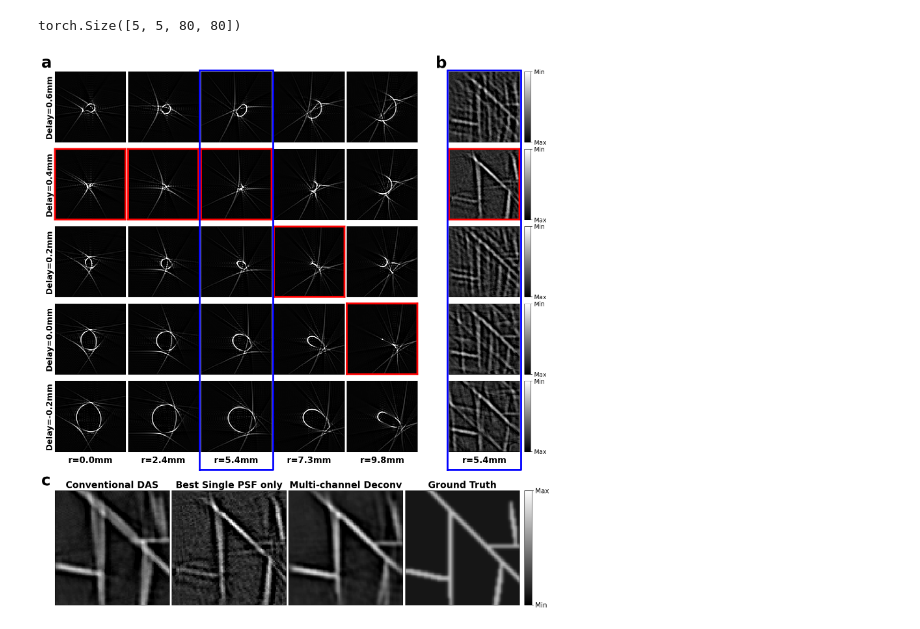
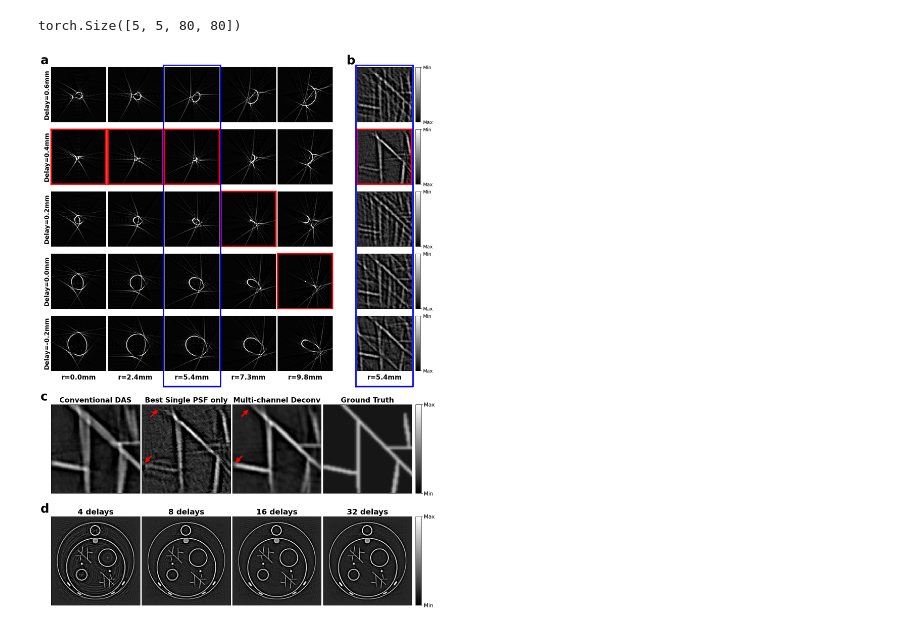
Before and after one commit to Lukeli0425/Coord-SoS-PACT, a Jupyter notebook: figures/figure_refocusing.ipynb, the cells around one changed output. Saved outputs shown, nothing was run; the diff lists cells and outputs as text; code cells hidden in the pictures.

```diff
--- a/figures/figure_refocusing.ipynb
+++ b/figures/figure_refocusing.ipynb
@@ -23,7 +23,7 @@ from utils.visualization import *
 device = torch.device('cuda' if torch.cuda.is_available() else 'cpu')
 
 data_path = '../data/'
-results_path = '../results/'
+RESULTS_DIR = '../results_new/numerical/'
 # %% [markdown]
 ### Load data
 # %%
@@ -86,7 +86,7 @@ rec_das = rec_das[20*i:20*i+80, 20*j:20*j+80]
 # %% [markdown]
 ### Single Body
 # %%
-Wavefront_SOS = Wavefront_SOS(R, v0, x_vec, y_vec, n_points=180)
+Wavefront_SOS = Wavefront_SOS(R, v0, x_vec, y_vec, n_thetas=180)
 Wavefront_SOS.cuda()
 Wavefront_SOS.eval()
 
@@ -147,13 +147,15 @@ psfs_show, tfs_show = torch.stack(psfs_show, dim=0), torch.stack(tfs_show, dim=0
 psfs_show.shape
 # %% [output]
 torch.Size([5, 5, 80, 80])
+# %%
+best_ids = [3,3,3,2,1]
+n_delays_list = [4, 8, 16, 32]
 # %%
-best_ids = [3,3,3,2,1]
-
-fig, main_ax = plt.subplots(figsize=(19., 21.5))
-gs = GridSpec(35, 33)
+fig, main_ax = plt.subplots(figsize=(19., 28))
+gs = GridSpec(44, 33)
 norm_IP = Normalize(vmax=5, vmin=-1)
 norm_psf = Normalize(vmin=-1e-3, vmax=0.05)
+# Panel a: PSF stacks at different locations.
 for i, r_i in enumerate(rs):
     for j, delay in enumerate(delays_show):
         ax = plt.subplot(gs[20-5*j:25-5*j,5*i:5*(i+1)])
@@ -177,7 +179,7 @@ for i, r_i in enumerate(rs):
                 ax.spines[loc].set_color('red')
                 ax.spines[loc].set_linewidth(4)
 
-
+# Panel b: comparing different delays in single-channel deconvolution.
 for j, delay in enumerate(delays_show):
     ax = plt.subplot(gs[5*(4-j):5*(5-j),27:32])
     plt.xticks([])
@@ -187,43 +189,61 @@ for j, delay in enumerate(delays_show):
         ax.set_title('r={:.1f}mm'.format(rs[2]*1e3), fontsize=19, fontweight='bold', y=-0.2)
     elif j == 4:
         plt.title('b', loc='center', x=-0.11, y=1.02, fontsize=35, fontweight='bold', color='black')
     elif j == best_ids[2]:
         for loc in ['bottom', 'top', 'left', 'right']:
             ax.spines[loc].set_color('red')
             ax.spines[loc].set_linewidth(4)
 
     cax = fig.add_axes([ax.get_position().x1+0.008, ax.get_position().y0, 0.01, ax.get_position().height])
     cb = plt.colorbar(cax=cax, norm=norm_IP)
     cb.set_ticks([5, -1])
     cb.set_ticklabels(['Min', 'Max'], fontsize=13.5)
 
+main_ax.set_zorder(20)
+main_ax.axis('off')
+main_ax.set_xlim(0, 33)
+main_ax.set_ylim(0, 44)
+y1, y2 = 18, 43.95
+x1, x2 = 9.97, 15.02
+x3, x4 = 27.04, 32.11
+main_ax.plot([x1, x1, x2, x2, x1], [y1, y2, y2, y1, y1], color='blue', linewidth=4.)
+main_ax.plot([x3, x3, x4, x4, x3], [y1, y2, y2, y1, y1], color='blue', linewidth=4.)
+
+# Panel c: comparing single/multi-channel deconvolution on an image patch.
 for j, (img, title) in enumerate(zip([rec_das, recs[best_ids[2]], rec_combined, gt], ['Conventional DAS', 'Best Single PSF only', 'Multi-channel Deconv', 'Ground Truth'])):
     ax = plt.subplot(gs[27:35,8*j:8*(j+1)])
     plt.xticks([])
     plt.yticks([])
     plt.imshow(img, cmap='gray', norm=norm_IP)
     plt.title(title, fontsize=20.3, fontweight='bold')
     if j == 0:
         plt.title('c', loc='left', x=-0.12, y=1.02, fontsize=35, fontweight='bold', color='black')
-    # elif j == 1:
-    #     plt.arrow(8, 10, 3, -3, color='red', linewidth=3.5, head_width=3, head_length=3)
-    #     plt.arrow(8, 46, -3, 3, color='red', linewidth=3.5, head_width=3, head_length=3)
+    elif j in [1,2]:
+        plt.arrow(8, 10, 3, -3, color='red', linewidth=3.5, head_width=3, head_length=3)
+        plt.arrow(8, 46, -3, 3, color='red', linewidth=3.5, head_width=3, head_length=3)
     elif j == 3:
         cax = fig.add_axes([ax.get_position().x1+0.008, ax.get_position().y0, 0.012, ax.get_position().height])
         cb = plt.colorbar(cax=cax)
         cb.set_ticks([-1, 5])
         cb.set_ticklabels(['Min', 'Max'], fontsize=15)
 
-main_ax.set_zorder(20)
-main_ax.axis('off')
-main_ax.set_xlim(0, 33)
-main_ax.set_ylim(0, 35)
-y1, y2 = 9, 34.95
-x1, x2 = 9.97, 15.02
-x3, x4 = 27.04, 32.11
-main_ax.plot([x1, x1, x2, x2, x1], [y1, y2, y2, y1, y1], color='blue', linewidth=4.)
-main_ax.plot([x3, x3, x4, x4, x3], [y1, y2, y2, y1, y1], color='blue', linewidth=4.)
+# Panel d: comparing different number of delays in mutli-channel deconvolution.
+for j, (img, n_delays) in enumerate(zip([rec_das, recs[best_ids[2]], rec_combined, gt], n_delays_list)):
+    params = '{}delays_{}lyrs_{}fts_TV={:.1e}_lr={:.1e}_{}iters'.format(n_delays, 1, 64, 5e-5, 1e-4, 30)
+    IP_rec = standardize(load_mat(os.path.join(RESULTS_DIR, 'NF-APACT', params, 'IP_rec.mat')))
+    ax = plt.subplot(gs[36:44,8*j:8*(j+1)])
+    plt.xticks([])
+    plt.yticks([])
+    plt.imshow(IP_rec, cmap='gray', norm=norm_IP)
+    plt.title(f'{n_delays} delays', fontsize=22, fontweight='bold')
+    if j == 0:
+        plt.title('d', loc='left', x=-0.12, y=1.02, fontsize=35, fontweight='bold', color='black')
+    elif j == 3:
+        cax = fig.add_axes([ax.get_position().x1+0.008, ax.get_position().y0, 0.012, ax.get_position().height])
+        cb = plt.colorbar(cax=cax)
+        cb.set_ticks([-1, 5])
+        cb.set_ticklabels(['Min', 'Max'], fontsize=15)
 
 plt.savefig('figure_refocusing.png', dpi=256, bbox_inches='tight')
 # %% [output]
-[figure, old version]
+[figure, new version]
```
Also changed, not shown: 5 other files.
